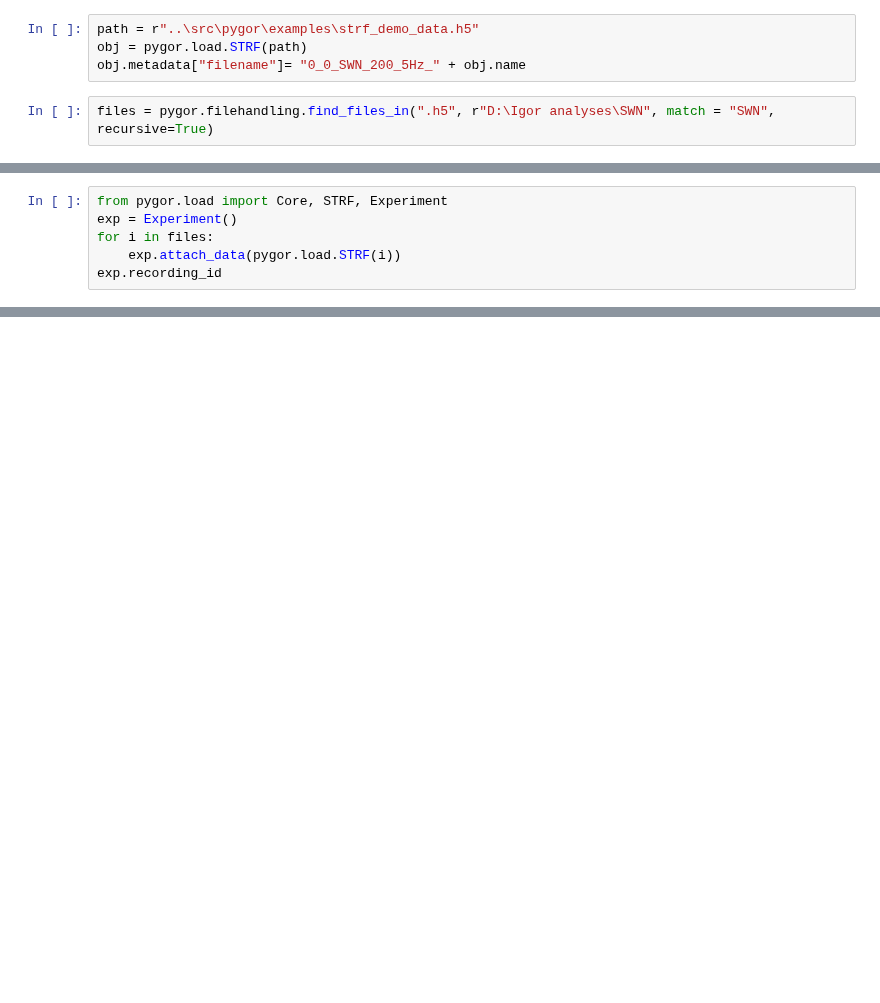
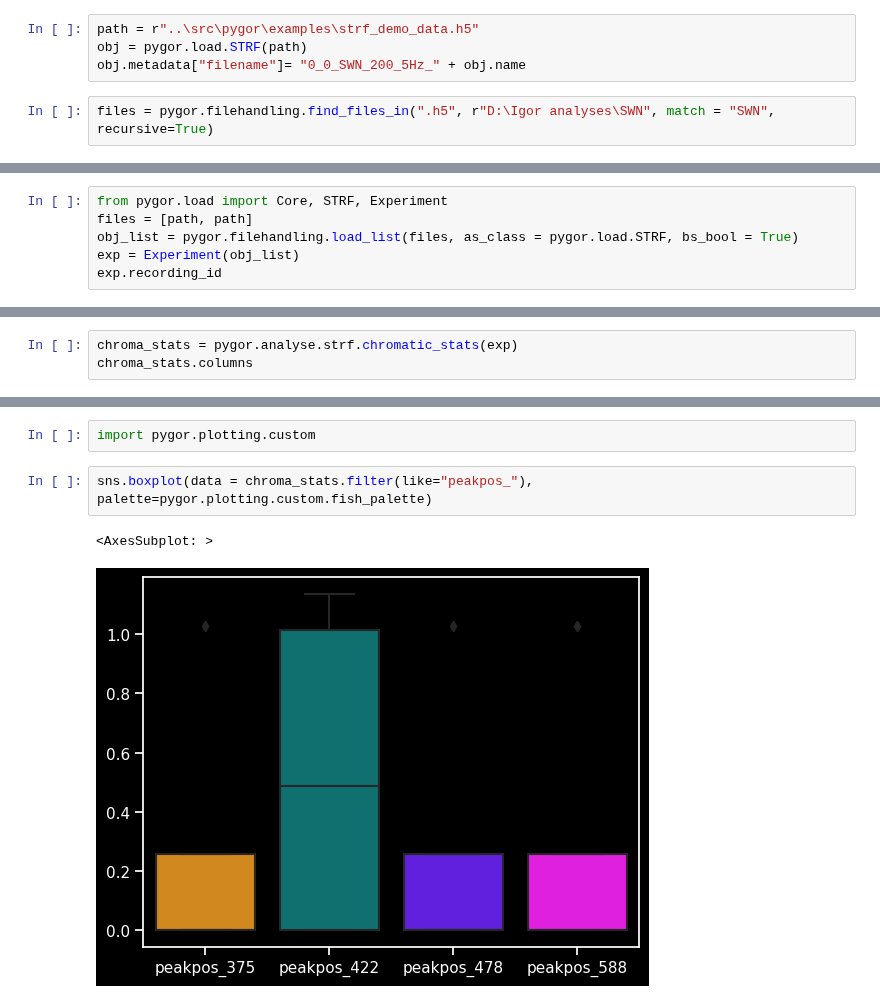
Before and after one commit to simbru/pygor, a Jupyter notebook: Notebooks/clustering_testing.ipynb, the cells around one changed output, grey strips where cells are left out. Saved outputs shown, nothing was run; the diff lists cells and outputs as text; blank space fills up the shorter version.

Commit message:
completed fundamentals of analyse/strf.py

```diff
--- a/Notebooks/clustering_testing.ipynb
+++ b/Notebooks/clustering_testing.ipynb
@@ -19,7 +22,7 @@ files = pygor.filehandling.find_files_in(".h5", r"D:\Igor analyses\SWN", match =
 # %%
 from pygor.load import Core, STRF, Experiment
-exp = Experiment()
-for i in files:
-    exp.attach_data(pygor.load.STRF(i))
+files = [path, path]
+obj_list = pygor.filehandling.load_list(files, as_class = pygor.load.STRF, bs_bool = True)
+exp = Experiment(obj_list)
 exp.recording_id
 # %% [output]
@@ -40,0 +64,3 @@ Attached data: <class 'pygor.classes.strf.STRF'>
+# %%
+chroma_stats = pygor.analyse.strf.chromatic_stats(exp)
+chroma_stats.columns
@@ -249,0 +92,7 @@ dir(pygor.clustering)
+# %%
+import pygor.plotting.custom
+# %%
+sns.boxplot(data = chroma_stats.filter(like="peakpos_"), palette=pygor.plotting.custom.fish_palette)
+# %% [output]
+<AxesSubplot: >
+[figure, added]
```
Also changed, not shown: parts of 35 cells of this notebook, 14 other files.
